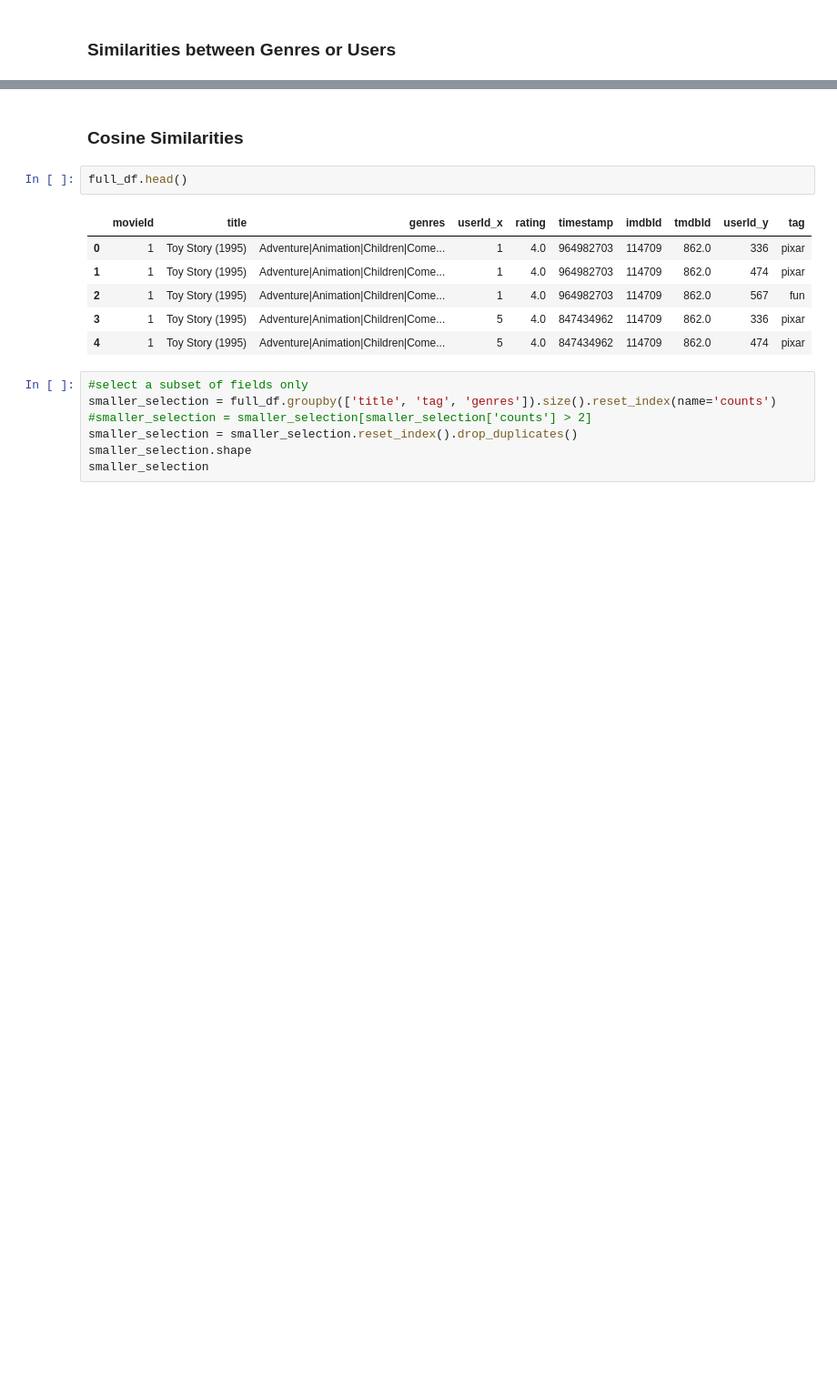
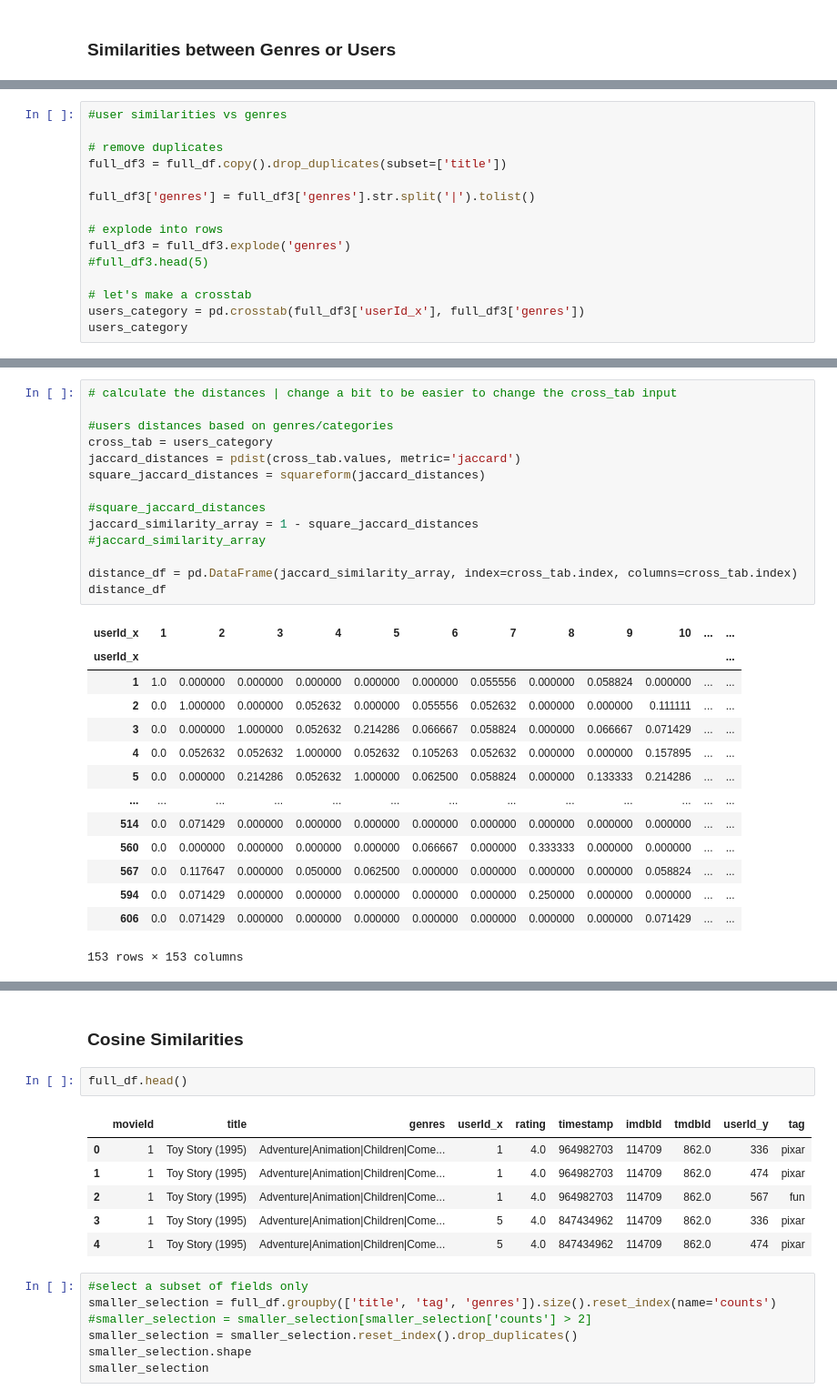
Before and after one commit to hansfranke1985/Public-Media, a Jupyter notebook: Assigment_2/Recommender System_Movielens.ipynb, the cells around one changed output, grey strips where cells are left out. Shown: that part at 91% size. Drawn from its saved outputs; the diff is of its cells as text; blank space fills up the shorter version.

```diff
--- a/Assigment_2/Recommender System_Movielens.ipynb
+++ b/Assigment_2/Recommender System_Movielens.ipynb
@@ -308,3 +308,18 @@ movies_category
 | Zulu (1964) | 0 | 1 | 0 | 0 | 0 | 0 | 0 | 0 | 1 | ... |
 | eXistenZ (1999) | 0 | 1 | 0 | 0 | 0 | 0 | 0 | 0 | 0 | ... |
 1554 rows × 20 columns
+# %%
+#user similarities vs genres
+
+# remove duplicates
+full_df3 = full_df.copy().drop_duplicates(subset=['title'])
+
+full_df3['genres'] = full_df3['genres'].str.split('|').tolist()
+
+# explode into rows
+full_df3 = full_df3.explode('genres')
+#full_df3.head(5)
+
+# let's make a crosstab
+users_category = pd.crosstab(full_df3['userId_x'], full_df3['genres'])
+users_category
@@ -340,0 +417,29 @@ distance_df
+# %%
+# calculate the distances | change a bit to be easier to change the cross_tab input
+
+#users distances based on genres/categories
+cross_tab = users_category
+jaccard_distances = pdist(cross_tab.values, metric='jaccard')
+square_jaccard_distances = squareform(jaccard_distances)
+
+#square_jaccard_distances
+jaccard_similarity_array = 1 - square_jaccard_distances
+#jaccard_similarity_array
+
+distance_df = pd.DataFrame(jaccard_similarity_array, index=cross_tab.index, columns=cross_tab.index)
+distance_df
+# %% [output]
+| userId_x | 1 | 2 | 3 | 4 | 5 | 6 | 7 | 8 | 9 | 10 | ... | ... |
+| userId_x |  |  |  |  |  |  |  |  |  |  |  | ... |
+| 1 | 1.0 | 0.000000 | 0.000000 | 0.000000 | 0.000000 | 0.000000 | 0.055556 | 0.000000 | 0.058824 | 0.000000 | ... | ... |
+| 2 | 0.0 | 1.000000 | 0.000000 | 0.052632 | 0.000000 | 0.055556 | 0.052632 | 0.000000 | 0.000000 | 0.111111 | ... | ... |
+| 3 | 0.0 | 0.000000 | 1.000000 | 0.052632 | 0.214286 | 0.066667 | 0.058824 | 0.000000 | 0.066667 | 0.071429 | ... | ... |
+| 4 | 0.0 | 0.052632 | 0.052632 | 1.000000 | 0.052632 | 0.105263 | 0.052632 | 0.000000 | 0.000000 | 0.157895 | ... | ... |
+| 5 | 0.0 | 0.000000 | 0.214286 | 0.052632 | 1.000000 | 0.062500 | 0.058824 | 0.000000 | 0.133333 | 0.214286 | ... | ... |
+| ... | ... | ... | ... | ... | ... | ... | ... | ... | ... | ... | ... | ... |
+| 514 | 0.0 | 0.071429 | 0.000000 | 0.000000 | 0.000000 | 0.000000 | 0.000000 | 0.000000 | 0.000000 | 0.000000 | ... | ... |
+| 560 | 0.0 | 0.000000 | 0.000000 | 0.000000 | 0.000000 | 0.066667 | 0.000000 | 0.333333 | 0.000000 | 0.000000 | ... | ... |
+| 567 | 0.0 | 0.117647 | 0.000000 | 0.050000 | 0.062500 | 0.000000 | 0.000000 | 0.000000 | 0.000000 | 0.058824 | ... | ... |
+| 594 | 0.0 | 0.071429 | 0.000000 | 0.000000 | 0.000000 | 0.000000 | 0.000000 | 0.250000 | 0.000000 | 0.000000 | ... | ... |
+| 606 | 0.0 | 0.071429 | 0.000000 | 0.000000 | 0.000000 | 0.000000 | 0.000000 | 0.000000 | 0.000000 | 0.071429 | ... | ... |
+153 rows × 153 columns
```
Also changed, not shown: parts of 31 cells of this notebook.
